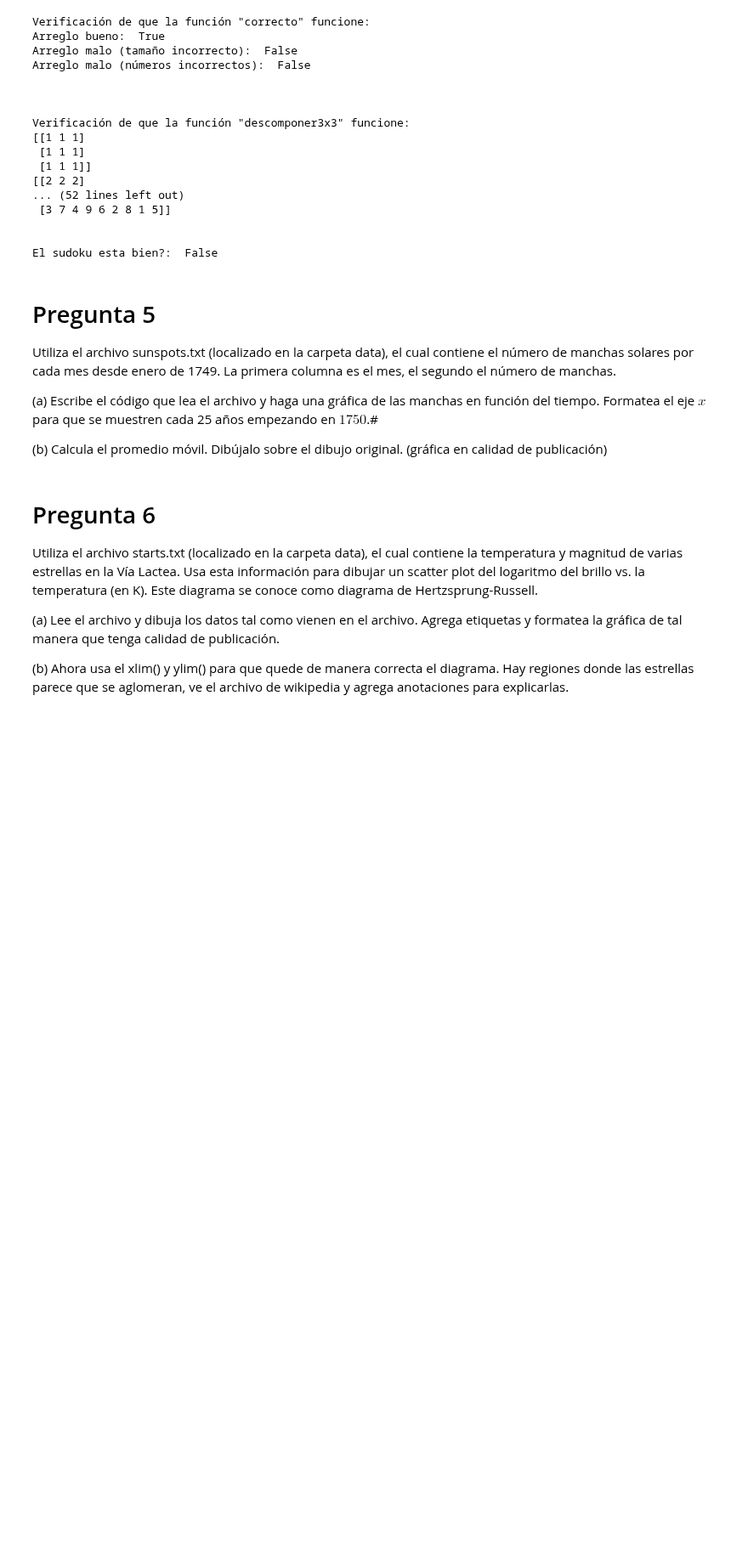
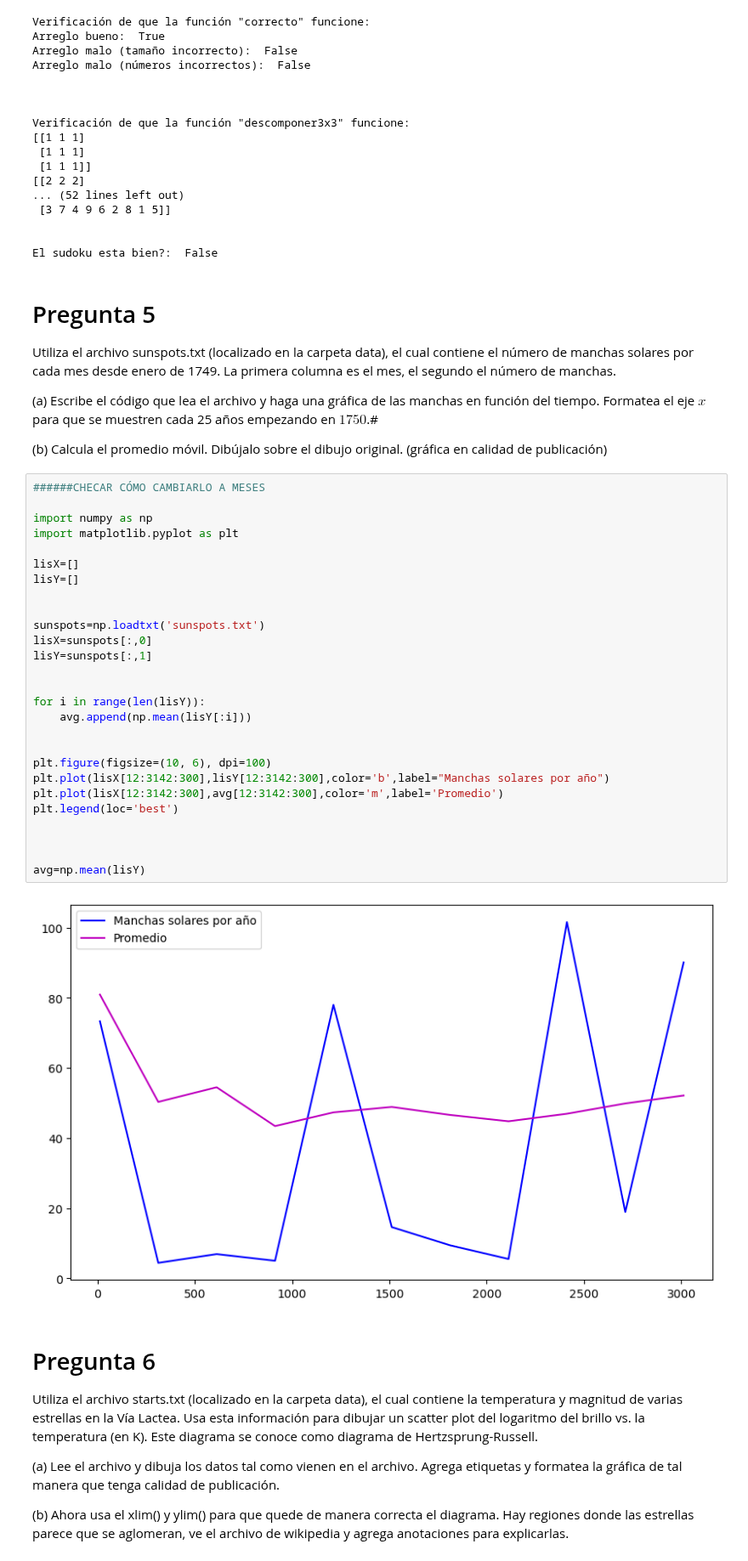
Before and after one commit to jesusigarmor/Matematicas-computacionales-fall2020, a Jupyter notebook: alumnos/anacris2802/NumPy_tarea.ipynb, the cells around one changed output. Shown at 85% size. Cells and saved outputs as stored; diff of their text form; blank space fills up the shorter version.

```diff
--- a/alumnos/anacris2802/NumPy_tarea.ipynb
+++ b/alumnos/anacris2802/NumPy_tarea.ipynb
@@ -266,6 +266,35 @@ Utiliza el archivo sunspots.txt (localizado en la carpeta data), el cual contien
 (a) Escribe el código que lea el archivo y haga una gráfica de las manchas en función del tiempo. Formatea el eje $x$ para que se muestren cada 25 años empezando en $1750$.#
 
 (b) Calcula el promedio móvil. Dibújalo sobre el dibujo original.    (gráfica en calidad de publicación)
+# %%
+######CHECAR CÓMO CAMBIARLO A MESES
+
+import numpy as np
+import matplotlib.pyplot as plt
+
+lisX=[]
+lisY=[]
+
+
+sunspots=np.loadtxt('sunspots.txt')
+lisX=sunspots[:,0]
+lisY=sunspots[:,1]
+
+
+for i in range(len(lisY)):
+    avg.append(np.mean(lisY[:i]))
+
+
+plt.figure(figsize=(10, 6), dpi=100)
+plt.plot(lisX[12:3142:300],lisY[12:3142:300],color='b',label="Manchas solares por año")
+plt.plot(lisX[12:3142:300],avg[12:3142:300],color='m',label='Promedio')
+plt.legend(loc='best')
+
+
+
+avg=np.mean(lisY)
+# %% [output]
+[figure, added]
 # %% [markdown]
 # Pregunta 6
 Utiliza el archivo starts.txt (localizado en la carpeta data), el cual contiene la temperatura y magnitud de varias estrellas en la Vía Lactea. Usa esta información para dibujar un scatter plot del logaritmo del brillo vs. la temperatura (en K). Este diagrama se conoce como diagrama de Hertzsprung-Russell.
```
Also changed, not shown: parts of 1 cell of this notebook, 2 other files.
